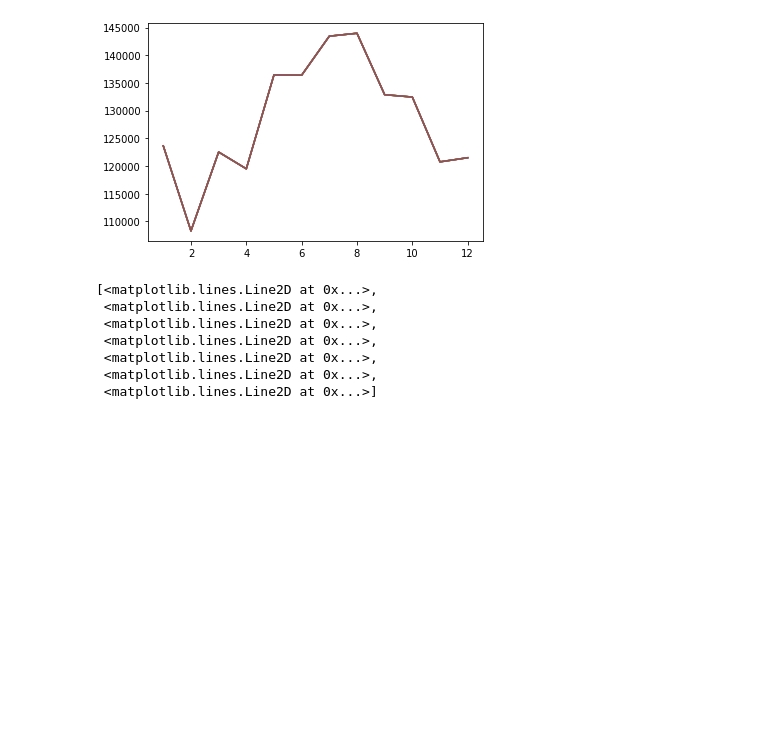
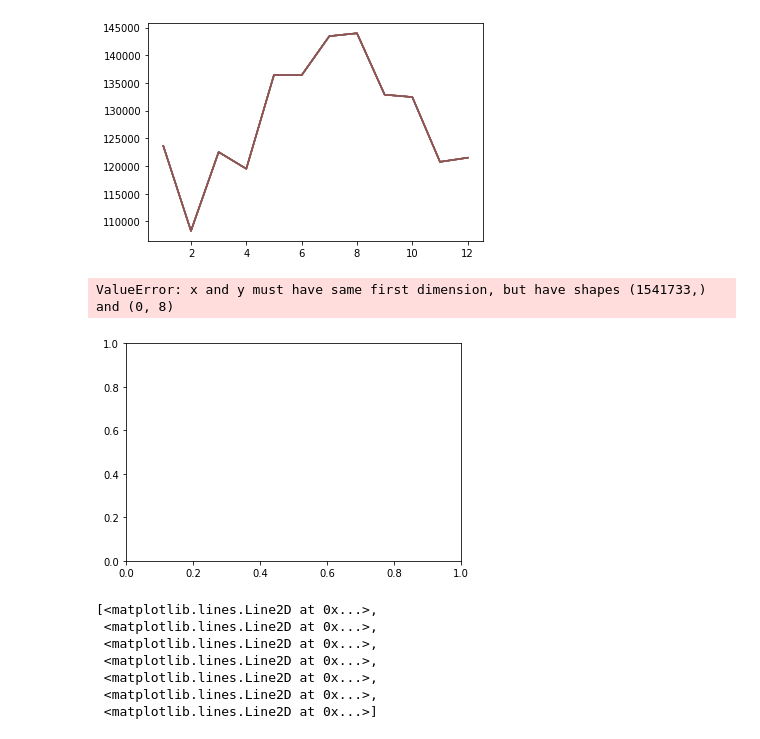
Before and after one commit to leo-cavalcante/crimes-in-chicago, a Jupyter notebook: Crime - Time Analysis.ipynb, the cells around one changed output. Saved outputs shown, nothing was run; the diff lists cells and outputs as text; code cells hidden in the pictures; blank space fills up the shorter version.

```diff
--- a/Crime - Time Analysis.ipynb
+++ b/Crime - Time Analysis.ipynb
@@ -268,6 +272,18 @@ plt.plot(crimes_date.groupby("Month").count())
  <matplotlib.lines.Line2D at 0x...>,
  <matplotlib.lines.Line2D at 0x...>]
 [figure]
+# %%
+# Plotting the number of crimes per year (separating years)
+plt.plot(crimes_date["Month"], crimes_date[crimes_date.Month==2015].groupby("Month").count(),
+         crimes_date["Month"], crimes_date[crimes_date.Month==2016].groupby("Month").count(),
+         crimes_date["Month"], crimes_date[crimes_date.Month==2017].groupby("Month").count(),
+         crimes_date["Month"], crimes_date[crimes_date.Month==2018].groupby("Month").count(),
+         crimes_date["Month"], crimes_date[crimes_date.Month==2019].groupby("Month").count(),
+         crimes_date["Month"], crimes_date[crimes_date.Month==2020].groupby("Month").count()
+        )
+# %% [output]
+ValueError: x and y must have same first dimension, but have shapes (1541733,) and (0, 8)
+[figure, added]
 # %%
 fig = plt.figure(figsize=(16,10))
 plt.xticks(rotation=45,size=8)
```
Also changed, not shown: parts of 4 cells of this notebook.
